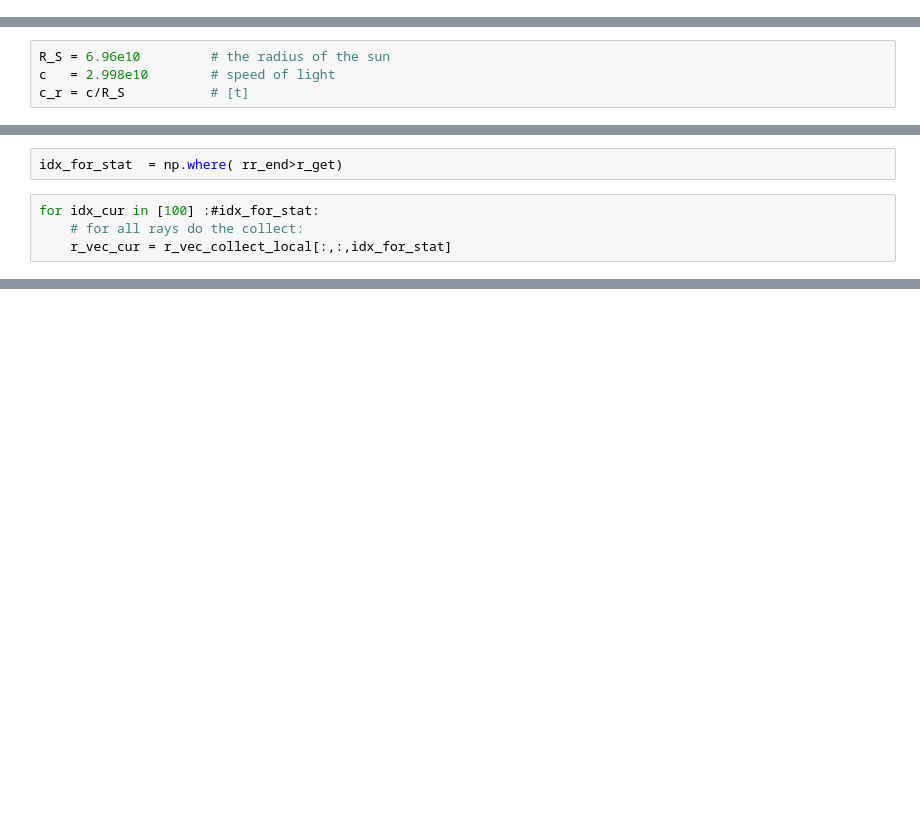
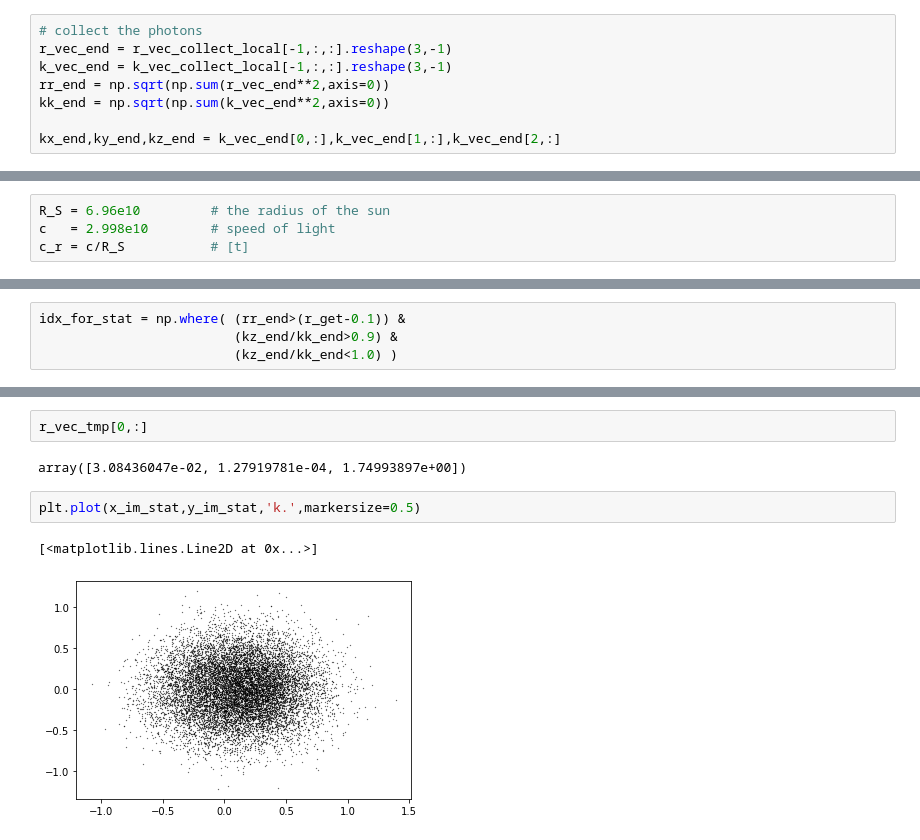
Before and after one commit to peijin94/SunRay, a Jupyter notebook: ray_statistical.ipynb, the cells around one changed output, grey strips where cells are left out. Cells and saved outputs as stored; diff of their text form; blank space fills up the shorter version.

```diff
--- a/ray_statistical.ipynb
+++ b/ray_statistical.ipynb
@@ -36,6 +34,14 @@ absorb_r
 0.13254
 # %%
 find_small_1e3 = lambda arr:  np.sort(arr)[int(photon_N*1e-3)]
+# %%
+# collect the photons
+r_vec_end = r_vec_collect_local[-1,:,:].reshape(3,-1)
+k_vec_end = k_vec_collect_local[-1,:,:].reshape(3,-1)
+rr_end = np.sqrt(np.sum(r_vec_end**2,axis=0))
+kk_end = np.sqrt(np.sum(k_vec_end**2,axis=0))
+
+kx_end,ky_end,kz_end = k_vec_end[0,:],k_vec_end[1,:],k_vec_end[2,:]
 # %%
 # use the majority photons
 r_get = find_small_1e3(rr_end)
@@ -63,6 +60,4 @@ c_r = c/R_S           # [t]
 # %%
-idx_for_stat  = np.where( rr_end>r_get)
+idx_for_stat = np.where( (rr_end>(r_get-0.1)) &
+                         (kz_end/kk_end>0.9) &
+                         (kz_end/kk_end<1.0) )
-# %%
-for idx_cur in [100] :#idx_for_stat:
-    # for all rays do the collect:
-    r_vec_cur = r_vec_collect_local[:,:,idx_for_stat]
@@ -75,0 +109,9 @@ r_vec_cur.shape
+# %%
+r_vec_tmp[0,:]
+# %% [output]
+array([3.08436047e-02, 1.27919781e-04, 1.74993897e+00])
+# %%
+plt.plot(x_im_stat,y_im_stat,'k.',markersize=0.5)
+# %% [output]
+[<matplotlib.lines.Line2D at 0x...>]
+[figure, added]
```
Also changed, not shown: parts of 9 cells of this notebook.
